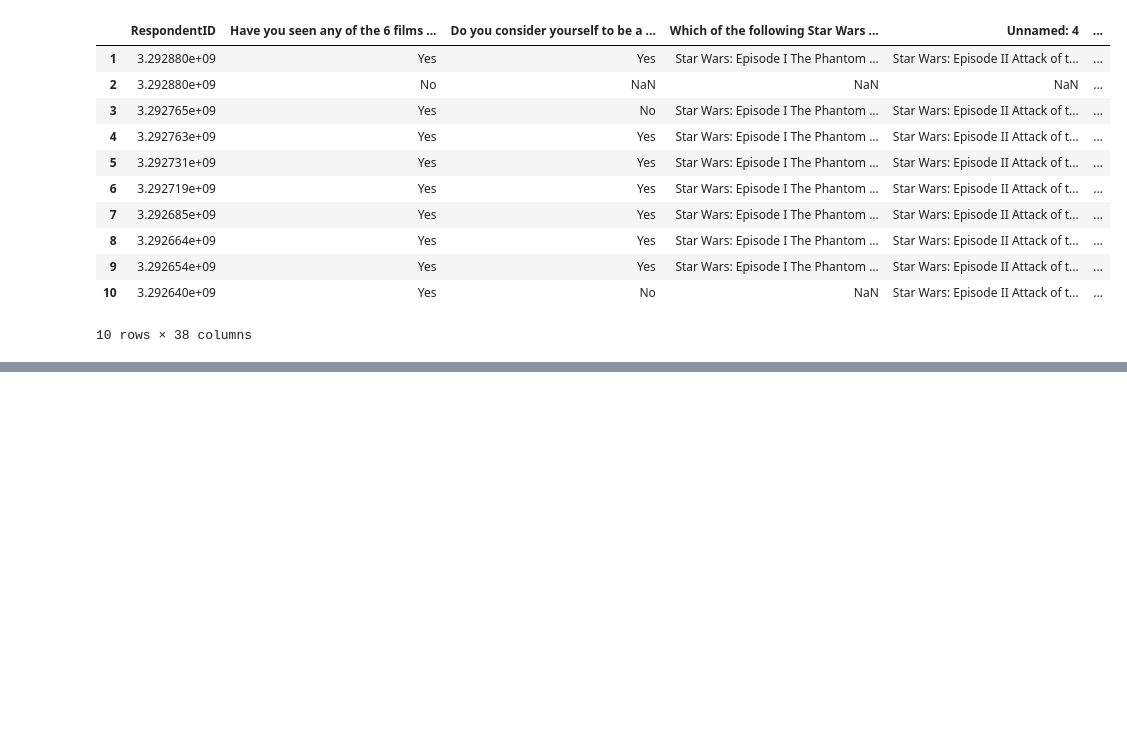
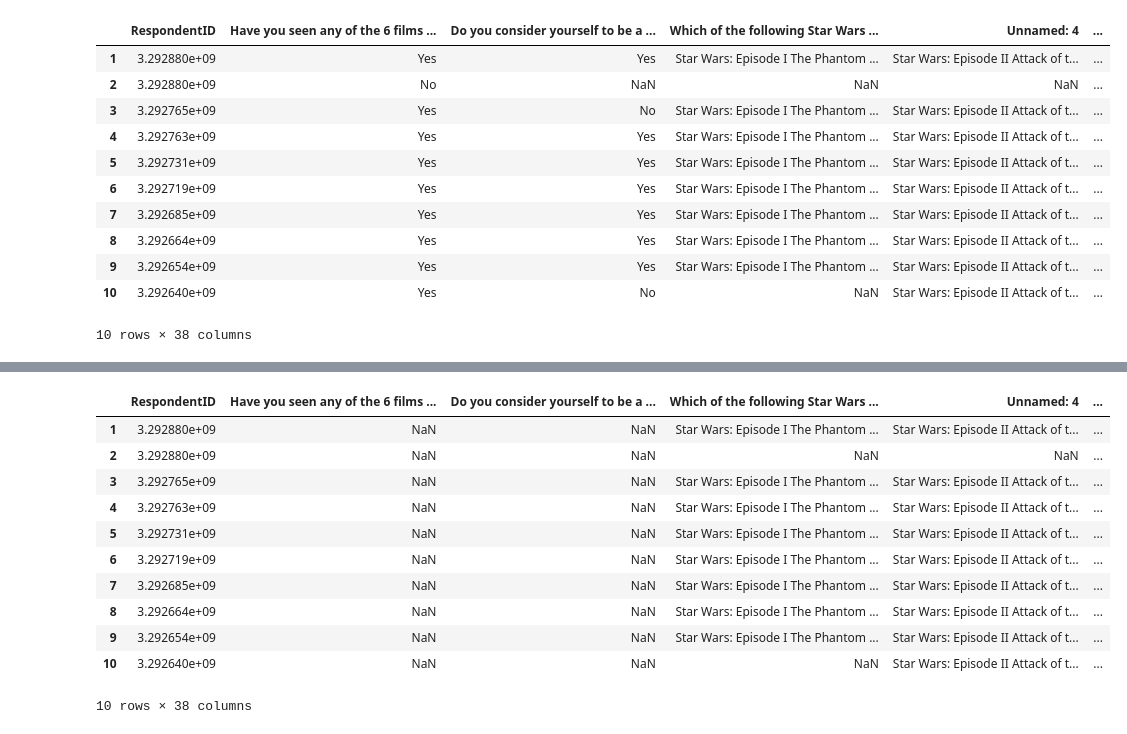
Before and after one commit to lucabro81/dataquest-projects, a Jupyter notebook: star_wars_survey/star_wars_survey.ipynb, the cells around one changed output, grey strips where cells are left out. Drawn from its saved outputs; the diff is of its cells as text; code cells hidden in the pictures; blank space fills up the shorter version.

Commit message:
mapped yes/no columns

```diff
--- a/star_wars_survey/star_wars_survey.ipynb
+++ b/star_wars_survey/star_wars_survey.ipynb
@@ -97,0 +118,21 @@ star_wars.head(10)
+# %%
+first_question = 'Have you seen any of the 6 films in the Star Wars franchise?'
+second_question = 'Do you consider yourself to be a fan of the Star Wars film franchise?'
+yes_no = {'Yes': True, 'No': False}
+star_wars[first_question] = star_wars[first_question].map({'Yes': True, 'No': False})
+star_wars[second_question] = star_wars[second_question].map({'Yes': True, 'No': False})
+# %%
+star_wars.head(10)
+# %% [output]
+|  | RespondentID | Have you seen any of the 6 films ... | Do you consider yourself to be a ... | Which of the following Star Wars ... | Unnamed: 4 | ... |
+| 1 | 3.292880e+09 | NaN | NaN | Star Wars: Episode I The Phantom ... | Star Wars: Episode II Attack of t... | ... |
+| 2 | 3.292880e+09 | NaN | NaN | NaN | NaN | ... |
+| 3 | 3.292765e+09 | NaN | NaN | Star Wars: Episode I The Phantom ... | Star Wars: Episode II Attack of t... | ... |
+| 4 | 3.292763e+09 | NaN | NaN | Star Wars: Episode I The Phantom ... | Star Wars: Episode II Attack of t... | ... |
+| 5 | 3.292731e+09 | NaN | NaN | Star Wars: Episode I The Phantom ... | Star Wars: Episode II Attack of t... | ... |
+| 6 | 3.292719e+09 | NaN | NaN | Star Wars: Episode I The Phantom ... | Star Wars: Episode II Attack of t... | ... |
+| 7 | 3.292685e+09 | NaN | NaN | Star Wars: Episode I The Phantom ... | Star Wars: Episode II Attack of t... | ... |
+| 8 | 3.292664e+09 | NaN | NaN | Star Wars: Episode I The Phantom ... | Star Wars: Episode II Attack of t... | ... |
+| 9 | 3.292654e+09 | NaN | NaN | Star Wars: Episode I The Phantom ... | Star Wars: Episode II Attack of t... | ... |
+| 10 | 3.292640e+09 | NaN | NaN | NaN | Star Wars: Episode II Attack of t... | ... |
+10 rows × 38 columns
```
Also changed, not shown: parts of 8 cells of this notebook.
